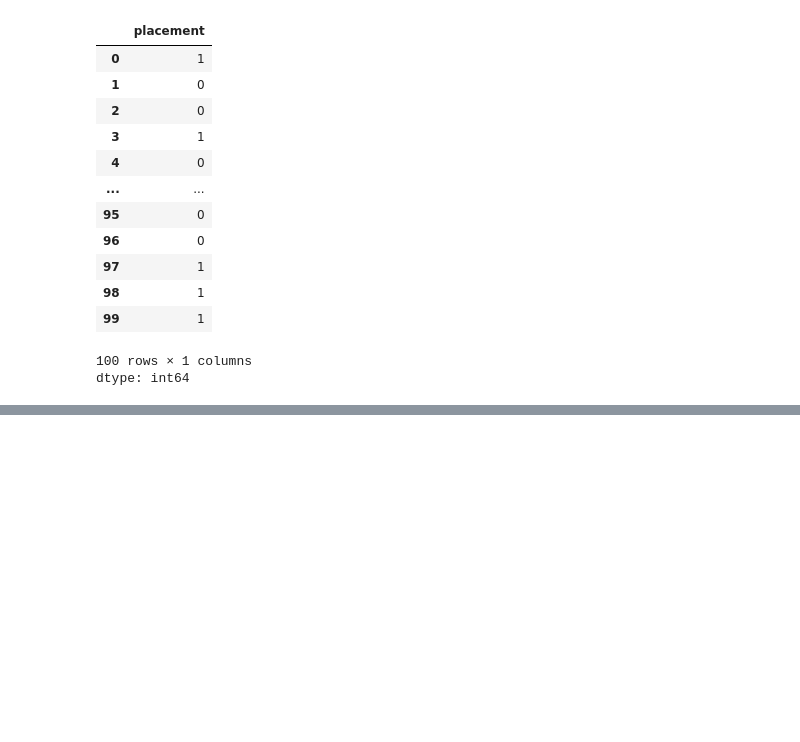
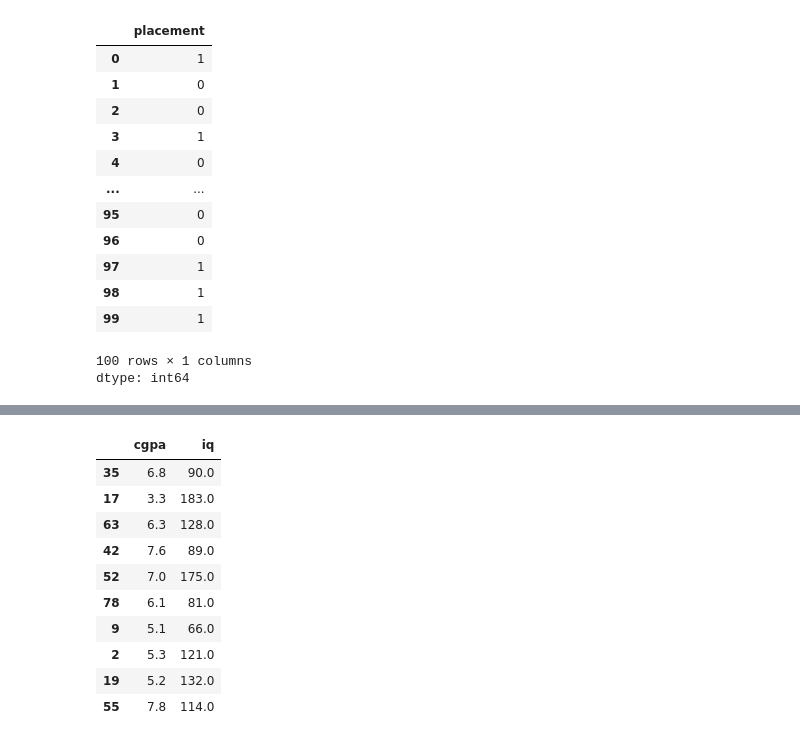
Before and after one commit to somaananta/learn_AI_with_som, a Jupyter notebook: end_to_end_ml.ipynb, the cells around one changed output, grey strips where cells are left out. Cells and saved outputs as stored; diff of their text form; code cells hidden in the pictures; blank space fills up the shorter version.

```diff
--- a/end_to_end_ml.ipynb
+++ b/end_to_end_ml.ipynb
@@ -91,0 +125,14 @@ x_train,x_test,y_train,y_test = train_test_split(x,y,test_size=0.1)
+# %%
+x_test
+# %% [output]
+|  | cgpa | iq |
+| 35 | 6.8 | 90.0 |
+| 17 | 3.3 | 183.0 |
+| 63 | 6.3 | 128.0 |
+| 42 | 7.6 | 89.0 |
+| 52 | 7.0 | 175.0 |
+| 78 | 6.1 | 81.0 |
+| 9 | 5.1 | 66.0 |
+| 2 | 5.3 | 121.0 |
+| 19 | 5.2 | 132.0 |
+| 55 | 7.8 | 114.0 |
```
Also changed, not shown: parts of 20 cells of this notebook.
